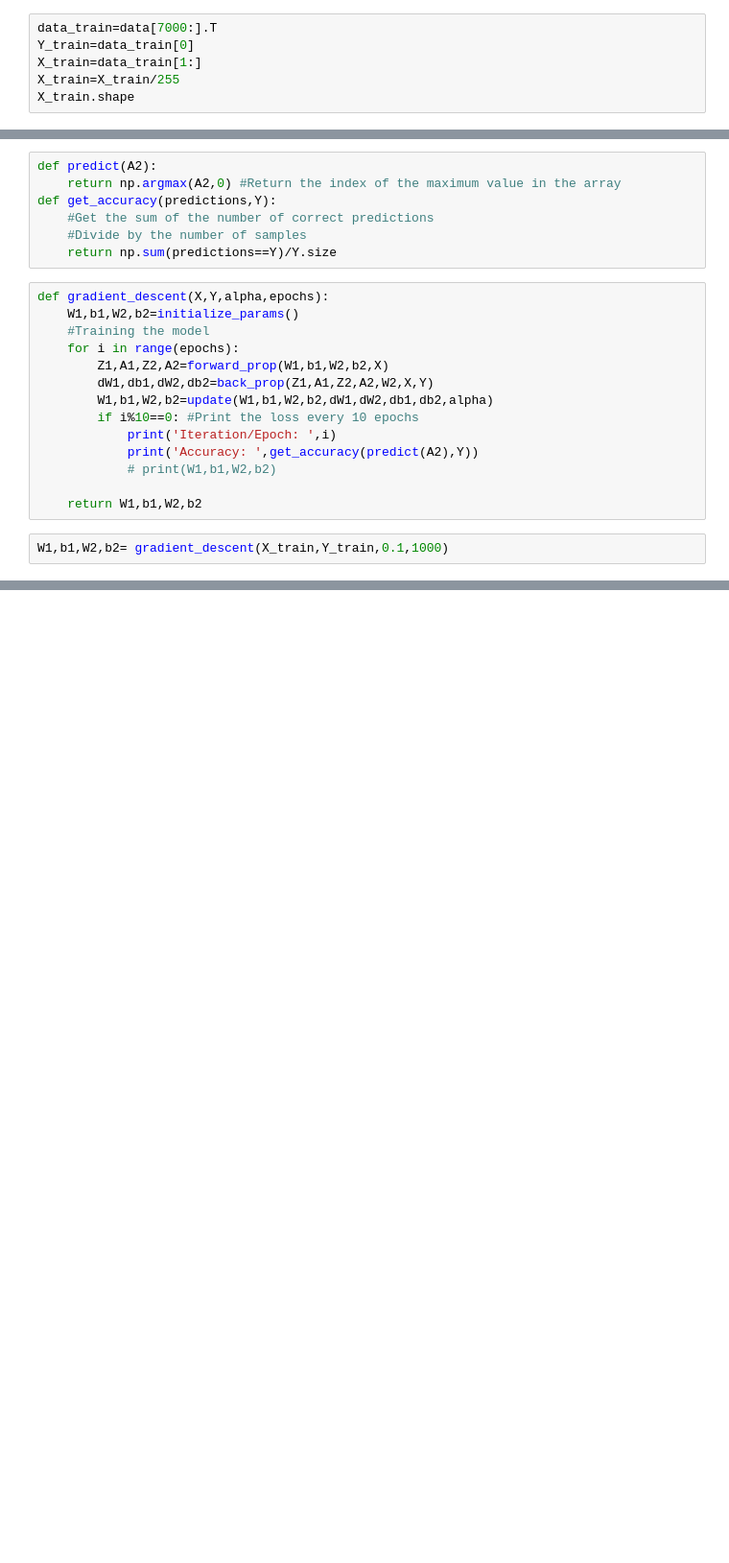
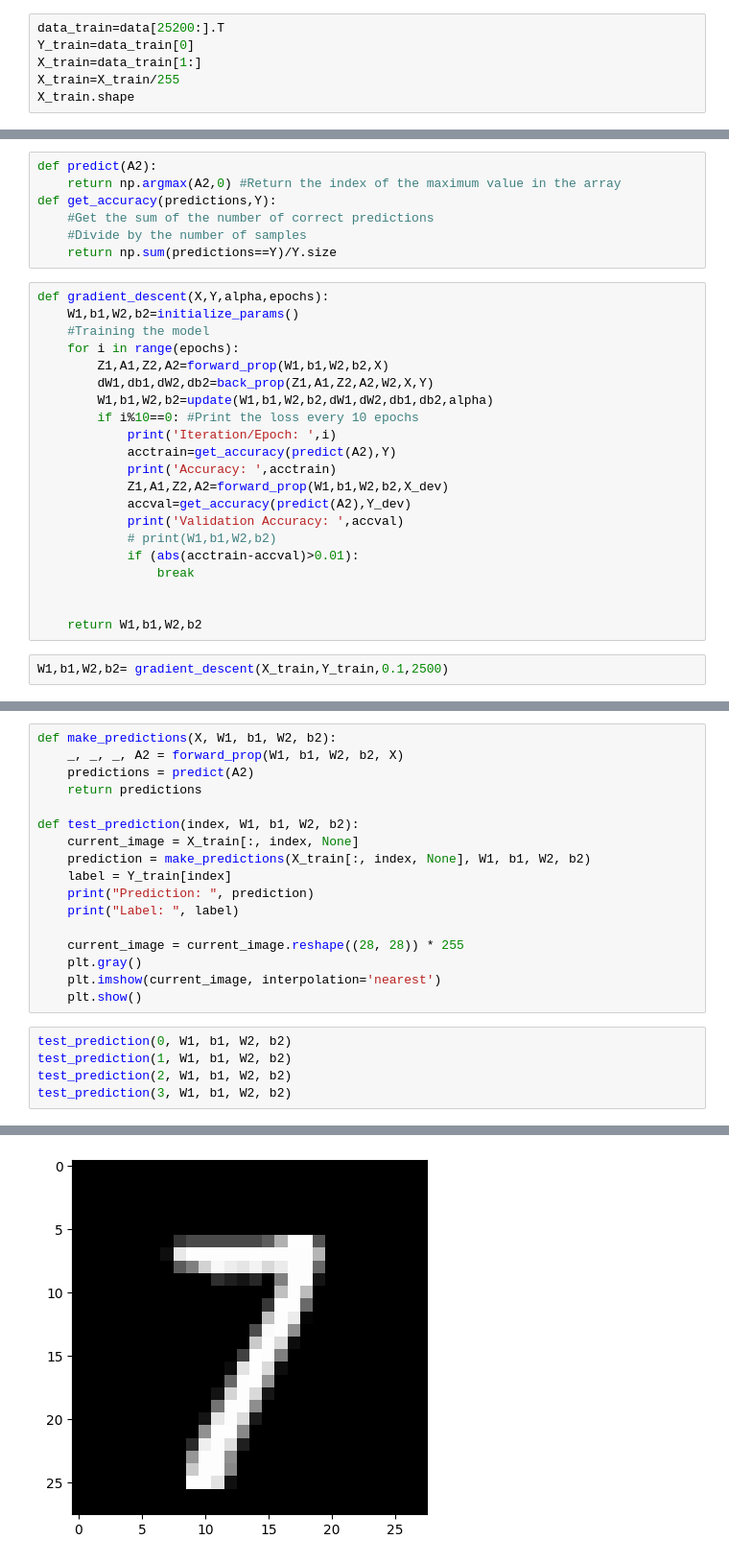
Before and after one commit to HanCreation/ScratchNN_DigitMNIST, a Jupyter notebook: MNIST_ScratchNN.ipynb, the cells around one changed output, grey strips where cells are left out. Shown at 96% size. Saved outputs shown, nothing was run; the diff lists cells and outputs as text; blank space fills up the shorter version.

```diff
--- a/MNIST_ScratchNN.ipynb
+++ b/MNIST_ScratchNN.ipynb
@@ -92,5 +92,5 @@ X_dev.shape
 # %%
-data_train=data[7000:].T
+data_train=data[25200:].T
 Y_train=data_train[0]
 X_train=data_train[1:]
 X_train=X_train/255
@@ -205,11 +205,18 @@ def gradient_descent(X,Y,alpha,epochs):
         W1,b1,W2,b2=update(W1,b1,W2,b2,dW1,dW2,db1,db2,alpha)
         if i%10==0: #Print the loss every 10 epochs
             print('Iteration/Epoch: ',i)
-            print('Accuracy: ',get_accuracy(predict(A2),Y))
+            acctrain=get_accuracy(predict(A2),Y)
+            print('Accuracy: ',acctrain)
+            Z1,A1,Z2,A2=forward_prop(W1,b1,W2,b2,X_dev)
+            accval=get_accuracy(predict(A2),Y_dev)
+            print('Validation Accuracy: ',accval)
             # print(W1,b1,W2,b2)
+            if (abs(acctrain-accval)>0.01):
+                break
+
 
     return W1,b1,W2,b2
 # %%
-W1,b1,W2,b2= gradient_descent(X_train,Y_train,0.1,1000)
+W1,b1,W2,b2= gradient_descent(X_train,Y_train,0.1,2500)
 # %% [output]
 Iteration/Epoch:  0
@@ -224,0 +241,23 @@ Accuracy:  0.4220857142857143
+# %%
+def make_predictions(X, W1, b1, W2, b2):
+    _, _, _, A2 = forward_prop(W1, b1, W2, b2, X)
+    predictions = predict(A2)
+    return predictions
+
+def test_prediction(index, W1, b1, W2, b2):
+    current_image = X_train[:, index, None]
+    prediction = make_predictions(X_train[:, index, None], W1, b1, W2, b2)
+    label = Y_train[index]
+    print("Prediction: ", prediction)
+    print("Label: ", label)
+
+    current_image = current_image.reshape((28, 28)) * 255
+    plt.gray()
+    plt.imshow(current_image, interpolation='nearest')
+    plt.show()
+# %%
+test_prediction(0, W1, b1, W2, b2)
+test_prediction(1, W1, b1, W2, b2)
+test_prediction(2, W1, b1, W2, b2)
+test_prediction(3, W1, b1, W2, b2)
+# %% [output]
@@ -224,0 +266 @@ Accuracy:  0.4220857142857143
+[figure, added]
```
Also changed, not shown: parts of 7 cells of this notebook.
